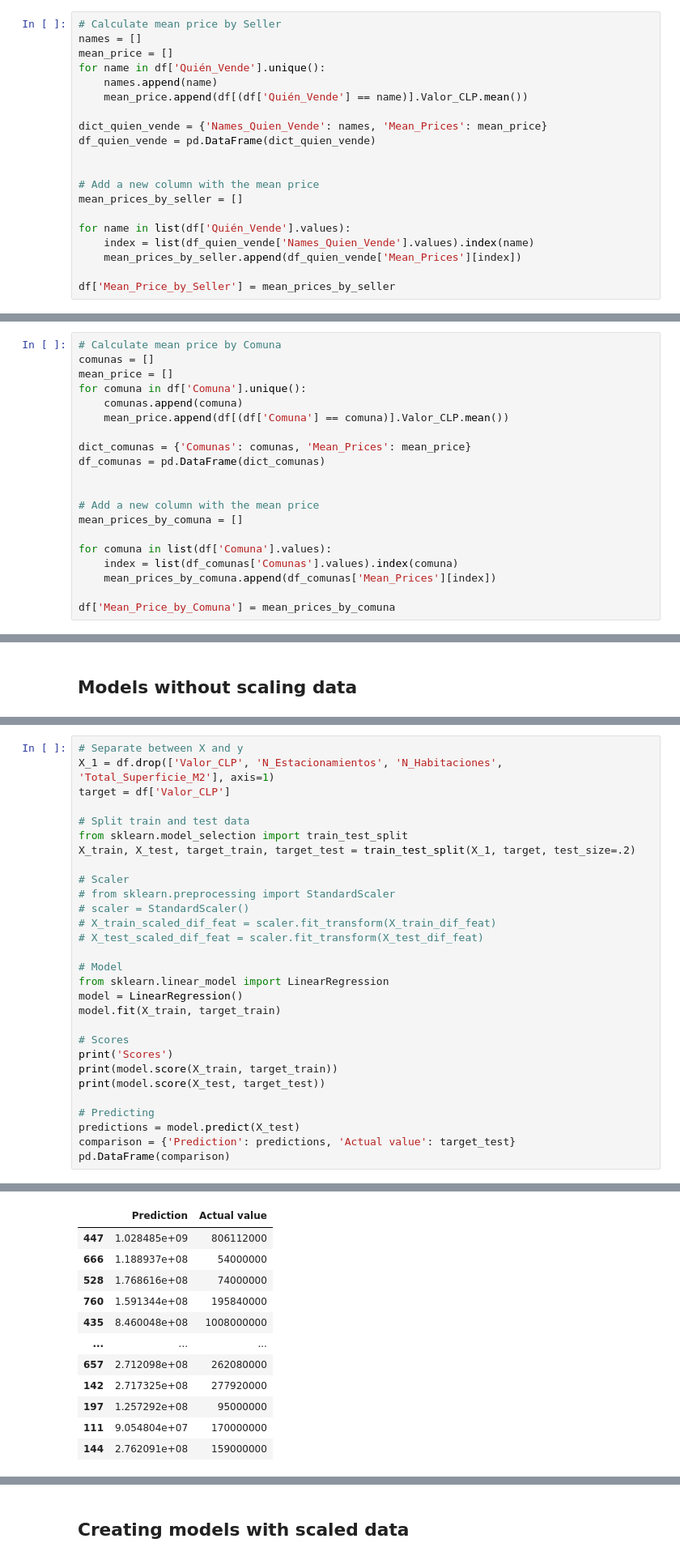
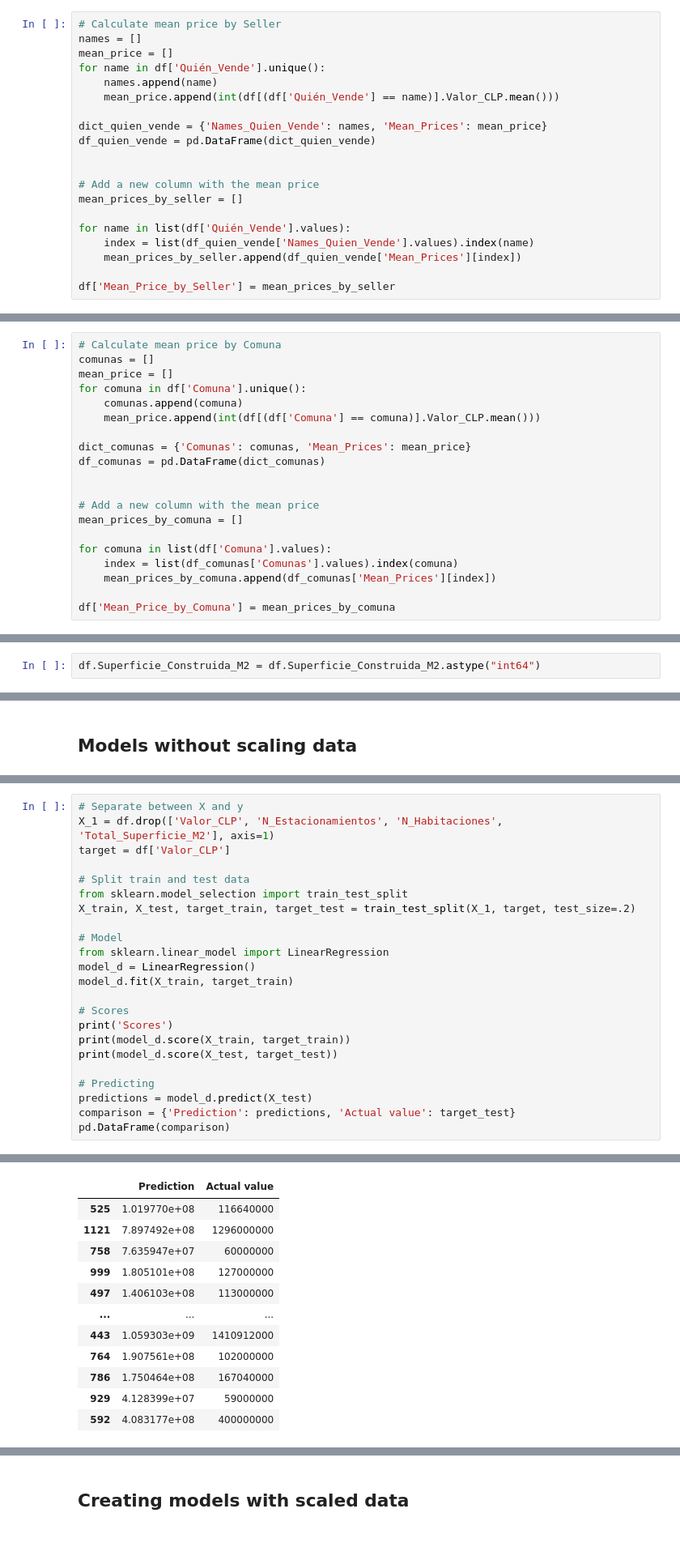
Before and after one commit to gonzakayunawel/used_home_price_chile, a Jupyter notebook: used_home_prices_Chile_MLR_model.ipynb, the cells around one changed output, grey strips where cells are left out. Shown at 81% size. Cells and saved outputs as stored; diff of their text form.

```diff
--- a/used_home_prices_Chile_MLR_model.ipynb
+++ b/used_home_prices_Chile_MLR_model.ipynb
@@ -205,7 +205,7 @@ names = []
 mean_price = []
 for name in df['Quién_Vende'].unique():
     names.append(name)
-    mean_price.append(df[(df['Quién_Vende'] == name)].Valor_CLP.mean())
+    mean_price.append(int(df[(df['Quién_Vende'] == name)].Valor_CLP.mean()))
 
 dict_quien_vende = {'Names_Quien_Vende': names, 'Mean_Prices': mean_price}
 df_quien_vende = pd.DataFrame(dict_quien_vende)
@@ -244,7 +244,7 @@ comunas = []
 mean_price = []
 for comuna in df['Comuna'].unique():
     comunas.append(comuna)
-    mean_price.append(df[(df['Comuna'] == comuna)].Valor_CLP.mean())
+    mean_price.append(int(df[(df['Comuna'] == comuna)].Valor_CLP.mean()))
 
 dict_comunas = {'Comunas': comunas, 'Mean_Prices': mean_price}
 df_comunas = pd.DataFrame(dict_comunas)
@@ -300,0 +316,2 @@ df.N_Estacionamientos = N_Estacionamientos
+# %%
+df.Superficie_Construida_M2 = df.Superficie_Construida_M2.astype("int64")
@@ -480,24 +502,18 @@ target = df['Valor_CLP']
 from sklearn.model_selection import train_test_split
 X_train, X_test, target_train, target_test = train_test_split(X_1, target, test_size=.2)
 
-# Scaler
-# from sklearn.preprocessing import StandardScaler
-# scaler = StandardScaler()
-# X_train_scaled_dif_feat = scaler.fit_transform(X_train_dif_feat)
-# X_test_scaled_dif_feat = scaler.fit_transform(X_test_dif_feat)
-
 # Model
 from sklearn.linear_model import LinearRegression
-model = LinearRegression()
-model.fit(X_train, target_train)
+model_d = LinearRegression()
+model_d.fit(X_train, target_train)
 
 # Scores
 print('Scores')
-print(model.score(X_train, target_train))
-print(model.score(X_test, target_test))
+print(model_d.score(X_train, target_train))
+print(model_d.score(X_test, target_test))
 
 # Predicting
-predictions = model.predict(X_test)
+predictions = model_d.predict(X_test)
 comparison = {'Prediction': predictions, 'Actual value': target_test}
 pd.DataFrame(comparison)
 # %% [output]
@@ -507,15 +523,15 @@ Scores
 |  | Prediction | Actual value |
-| 447 | 1.028485e+09 | 806112000 |
-| 666 | 1.188937e+08 | 54000000 |
-| 528 | 1.768616e+08 | 74000000 |
-| 760 | 1.591344e+08 | 195840000 |
-| 435 | 8.460048e+08 | 1008000000 |
+| 525 | 1.019770e+08 | 116640000 |
+| 1121 | 7.897492e+08 | 1296000000 |
+| 758 | 7.635947e+07 | 60000000 |
+| 999 | 1.805101e+08 | 127000000 |
+| 497 | 1.406103e+08 | 113000000 |
 | ... | ... | ... |
-| 657 | 2.712098e+08 | 262080000 |
-| 142 | 2.717325e+08 | 277920000 |
-| 197 | 1.257292e+08 | 95000000 |
-| 111 | 9.054804e+07 | 170000000 |
-| 144 | 2.762091e+08 | 159000000 |
+| 443 | 1.059303e+09 | 1410912000 |
+| 764 | 1.907561e+08 | 102000000 |
+| 786 | 1.750464e+08 | 167040000 |
+| 929 | 4.128399e+07 | 59000000 |
+| 592 | 4.083177e+08 | 400000000 |
 205 rows × 2 columns
 # %% [markdown]
 ## **Creating models with scaled data**
```
Also changed, not shown: parts of 24 cells of this notebook, 1 other file.
